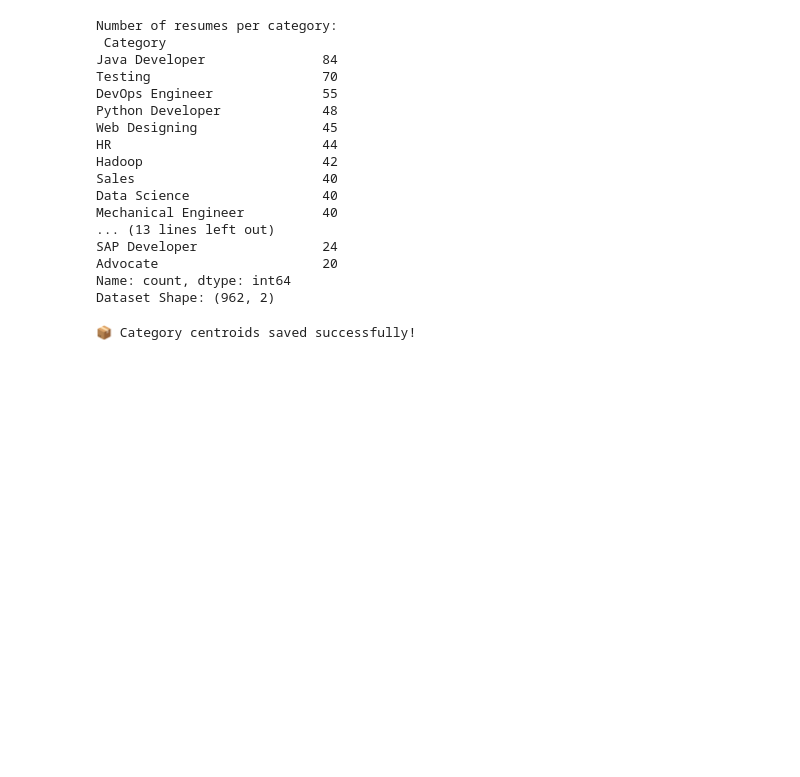
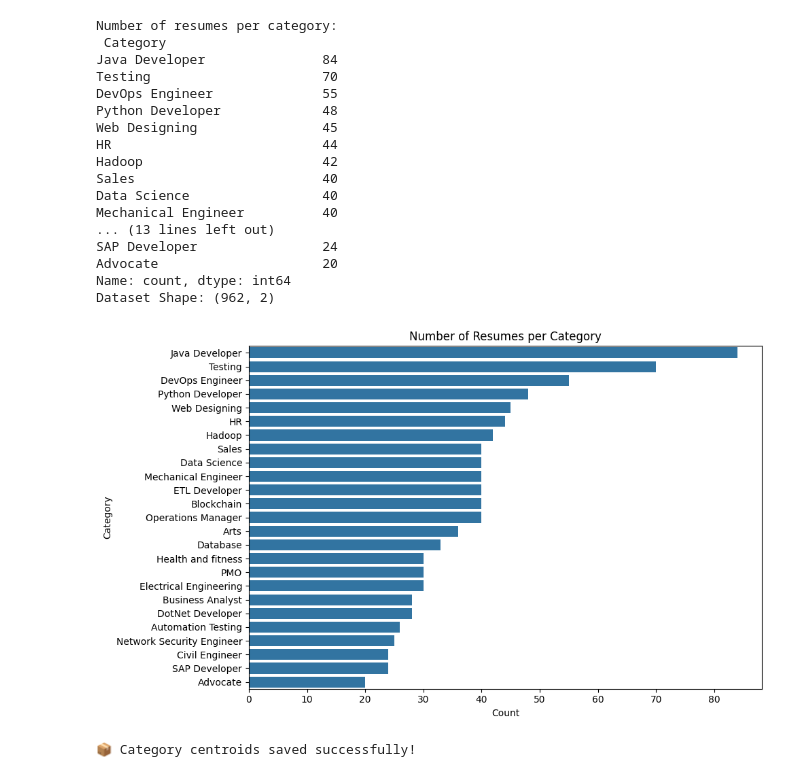
Before and after one commit to bluntjudg/ATS-resume, a Jupyter notebook: ATSresume.ipynb, the cells around one changed output. Cells and saved outputs as stored; diff of their text form; code cells hidden in the pictures; blank space fills up the shorter version.

```diff
--- a/ATSresume.ipynb
+++ b/ATSresume.ipynb
@@ -30,6 +31,16 @@ SAP Developer                24
 Advocate                     20
 Name: count, dtype: int64
 Dataset Shape: (962, 2)
+# %%
+plt.figure(figsize=(10, 6))
+sns.countplot(y=df['Category'], order=df['Category'].value_counts().index)
+plt.title('Number of Resumes per Category')
+plt.xlabel('Count')
+plt.ylabel('Category')
+plt.tight_layout()
+plt.show()
+# %% [output]
+[figure, added]
 # %%
 # Clean resume text
 def clean_resume(text):
```
Also changed, not shown: parts of 4 cells of this notebook.
